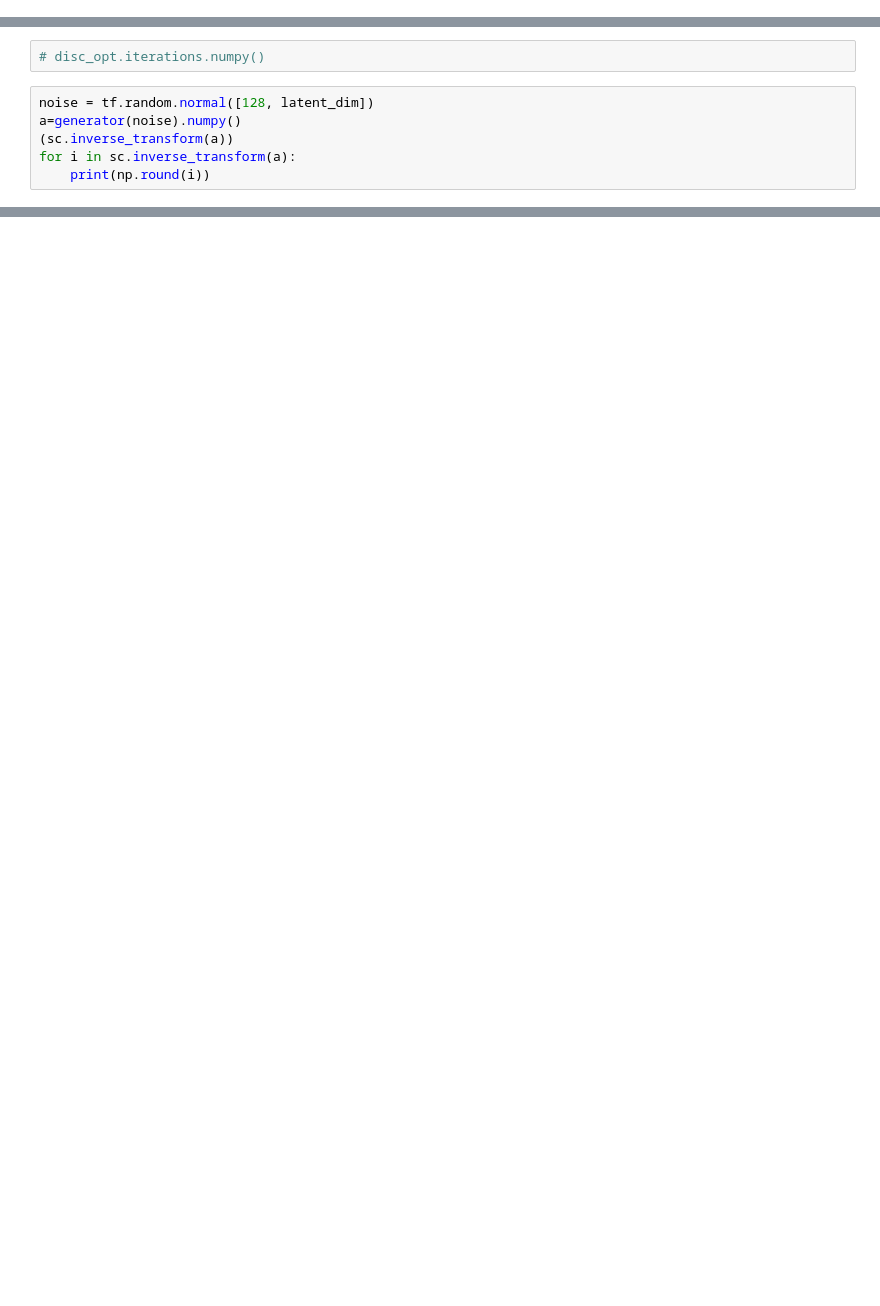
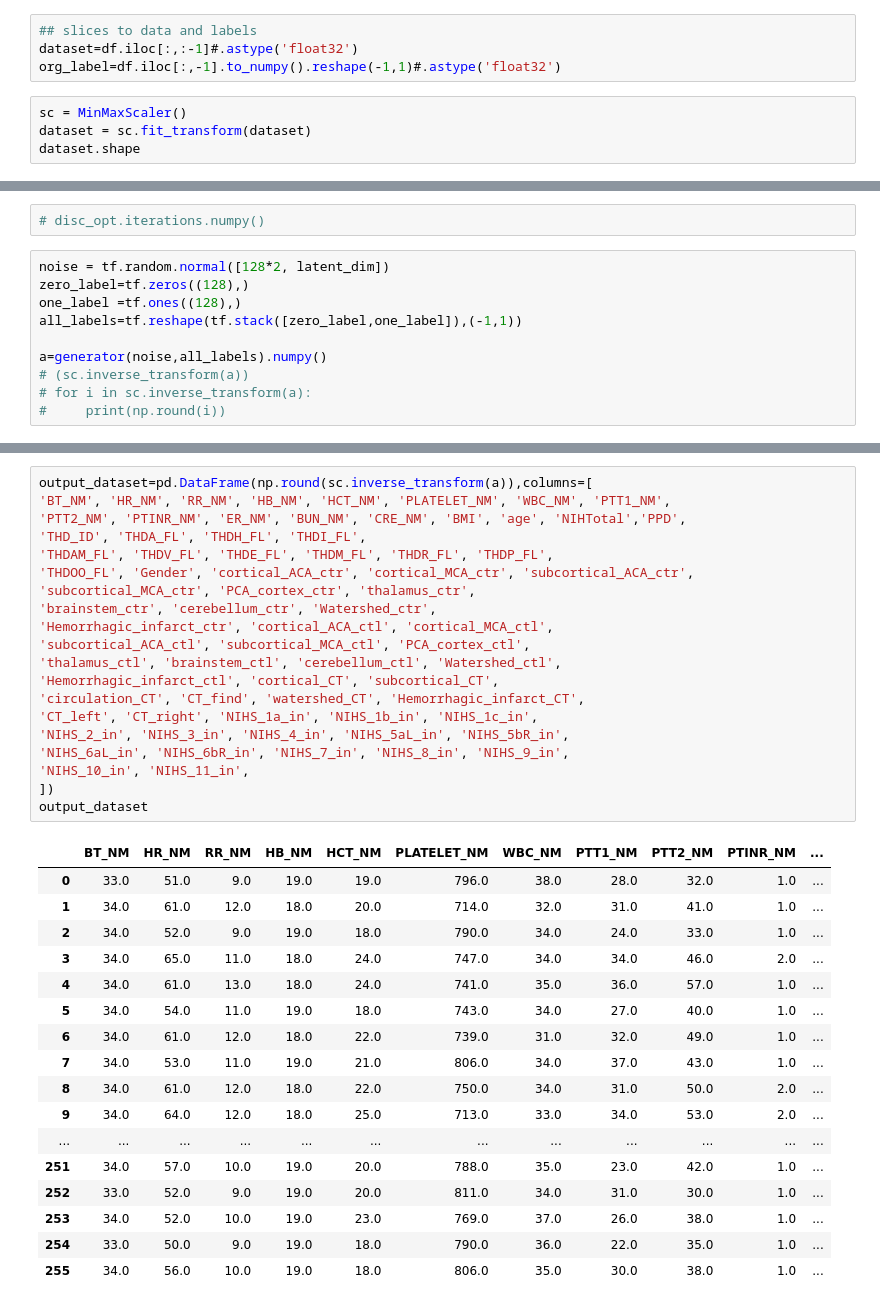
Before and after one commit to CheyuWu/GAN-medical-dataset, a Jupyter notebook: conditional_WGAN_gp_1d/train_1D_conditional.ipynb, the cells around one changed output, grey strips where cells are left out. Drawn from its saved outputs; the diff is of its cells as text; blank space fills up the shorter version.

```diff
--- a/conditional_WGAN_gp_1d/train_1D_conditional.ipynb
+++ b/conditional_WGAN_gp_1d/train_1D_conditional.ipynb
@@ -36,0 +31,8 @@ df.shape
+# %%
+## slices to data and labels
+dataset=df.iloc[:,:-1]#.astype('float32')
+org_label=df.iloc[:,-1].to_numpy().reshape(-1,1)#.astype('float32')
+# %%
+sc = MinMaxScaler()
+dataset = sc.fit_transform(dataset)
+dataset.shape
@@ -136,9 +147,13 @@ Time for epoch 1000 is 0.26001620292663574 sec - gen_loss = 0.0, disc_loss = -0.
 # %%
 # disc_opt.iterations.numpy()
 # %%
-noise = tf.random.normal([128, latent_dim])
-a=generator(noise).numpy()
-(sc.inverse_transform(a))
-for i in sc.inverse_transform(a):
-    print(np.round(i))
+noise = tf.random.normal([128*2, latent_dim])
+zero_label=tf.zeros((128),)
+one_label =tf.ones((128),)
+all_labels=tf.reshape(tf.stack([zero_label,one_label]),(-1,1))
+
+a=generator(noise,all_labels).numpy()
+# (sc.inverse_transform(a))
+# for i in sc.inverse_transform(a):
+#     print(np.round(i))
 # %% [output]
@@ -161,0 +165,38 @@ for i in sc.inverse_transform(a):
+# %%
+output_dataset=pd.DataFrame(np.round(sc.inverse_transform(a)),columns=[
+'BT_NM', 'HR_NM', 'RR_NM', 'HB_NM', 'HCT_NM', 'PLATELET_NM', 'WBC_NM', 'PTT1_NM',
+'PTT2_NM', 'PTINR_NM', 'ER_NM', 'BUN_NM', 'CRE_NM', 'BMI', 'age', 'NIHTotal','PPD',
+'THD_ID', 'THDA_FL', 'THDH_FL', 'THDI_FL',
+'THDAM_FL', 'THDV_FL', 'THDE_FL', 'THDM_FL', 'THDR_FL', 'THDP_FL',
+'THDOO_FL', 'Gender', 'cortical_ACA_ctr', 'cortical_MCA_ctr', 'subcortical_ACA_ctr',
+'subcortical_MCA_ctr', 'PCA_cortex_ctr', 'thalamus_ctr',
+'brainstem_ctr', 'cerebellum_ctr', 'Watershed_ctr',
+'Hemorrhagic_infarct_ctr', 'cortical_ACA_ctl', 'cortical_MCA_ctl',
+'subcortical_ACA_ctl', 'subcortical_MCA_ctl', 'PCA_cortex_ctl',
+'thalamus_ctl', 'brainstem_ctl', 'cerebellum_ctl', 'Watershed_ctl',
+'Hemorrhagic_infarct_ctl', 'cortical_CT', 'subcortical_CT',
+'circulation_CT', 'CT_find', 'watershed_CT', 'Hemorrhagic_infarct_CT',
+'CT_left', 'CT_right', 'NIHS_1a_in', 'NIHS_1b_in', 'NIHS_1c_in',
+'NIHS_2_in', 'NIHS_3_in', 'NIHS_4_in', 'NIHS_5aL_in', 'NIHS_5bR_in',
+'NIHS_6aL_in', 'NIHS_6bR_in', 'NIHS_7_in', 'NIHS_8_in', 'NIHS_9_in',
+'NIHS_10_in', 'NIHS_11_in',
+])
+output_dataset
+# %% [output]
+|  | BT_NM | HR_NM | RR_NM | HB_NM | HCT_NM | PLATELET_NM | WBC_NM | PTT1_NM | PTT2_NM | PTINR_NM | ... |
+| 0 | 33.0 | 51.0 | 9.0 | 19.0 | 19.0 | 796.0 | 38.0 | 28.0 | 32.0 | 1.0 | ... |
+| 1 | 34.0 | 61.0 | 12.0 | 18.0 | 20.0 | 714.0 | 32.0 | 31.0 | 41.0 | 1.0 | ... |
+| 2 | 34.0 | 52.0 | 9.0 | 19.0 | 18.0 | 790.0 | 34.0 | 24.0 | 33.0 | 1.0 | ... |
+| 3 | 34.0 | 65.0 | 11.0 | 18.0 | 24.0 | 747.0 | 34.0 | 34.0 | 46.0 | 2.0 | ... |
+| 4 | 34.0 | 61.0 | 13.0 | 18.0 | 24.0 | 741.0 | 35.0 | 36.0 | 57.0 | 1.0 | ... |
+| 5 | 34.0 | 54.0 | 11.0 | 19.0 | 18.0 | 743.0 | 34.0 | 27.0 | 40.0 | 1.0 | ... |
+| 6 | 34.0 | 61.0 | 12.0 | 18.0 | 22.0 | 739.0 | 31.0 | 32.0 | 49.0 | 1.0 | ... |
+| 7 | 34.0 | 53.0 | 11.0 | 19.0 | 21.0 | 806.0 | 34.0 | 37.0 | 43.0 | 1.0 | ... |
+| 8 | 34.0 | 61.0 | 12.0 | 18.0 | 22.0 | 750.0 | 34.0 | 31.0 | 50.0 | 2.0 | ... |
+| 9 | 34.0 | 64.0 | 12.0 | 18.0 | 25.0 | 713.0 | 33.0 | 34.0 | 53.0 | 2.0 | ... |
+| ... | ... | ... | ... | ... | ... | ... | ... | ... | ... | ... | ... |
+| 251 | 34.0 | 57.0 | 10.0 | 19.0 | 20.0 | 788.0 | 35.0 | 23.0 | 42.0 | 1.0 | ... |
+| 252 | 33.0 | 52.0 | 9.0 | 19.0 | 20.0 | 811.0 | 34.0 | 31.0 | 30.0 | 1.0 | ... |
+| 253 | 34.0 | 52.0 | 10.0 | 19.0 | 23.0 | 769.0 | 37.0 | 26.0 | 38.0 | 1.0 | ... |
+| 254 | 33.0 | 50.0 | 9.0 | 19.0 | 18.0 | 790.0 | 36.0 | 22.0 | 35.0 | 1.0 | ... |
+| 255 | 34.0 | 56.0 | 10.0 | 19.0 | 18.0 | 806.0 | 35.0 | 30.0 | 38.0 | 1.0 | ... |
```
Also changed, not shown: parts of 14 cells of this notebook, 2 other files.
